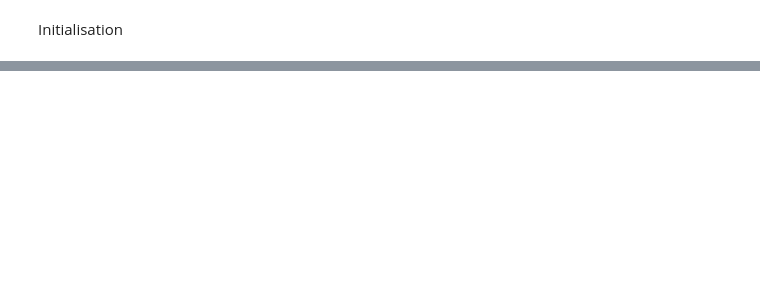
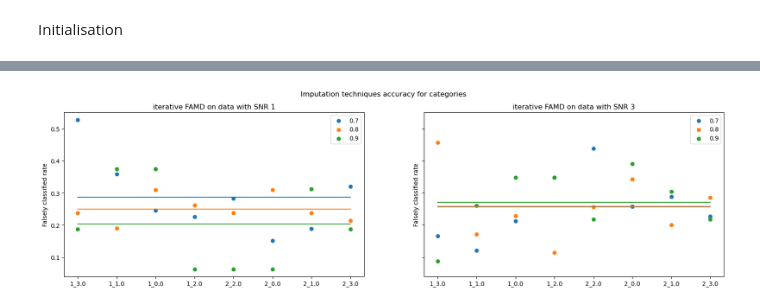
Before and after one commit to laufuentes/Projet-GL---Principal-Component-method-Missing-Values, a Jupyter notebook: lf_toy_prop.ipynb, the cells around one changed output, grey strips where cells are left out. Drawn from its saved outputs; the diff is of its cells as text; code cells hidden in the pictures; blank space fills up the shorter version.

```diff
--- a/lf_toy_prop.ipynb
+++ b/lf_toy_prop.ipynb
@@ -96,7 +97,9 @@ Initialisation
 # %%
 #Define number of iterations
 n_it = 1000
-n_components = 3
+n_components = 2
 
 # Inject missing values into the dataframe :
 proba_non_missing = [0.7, 0.8, 0.9]
+
+n_simulations = 20
@@ -184,0 +106,21 @@ rnmse_list_3_1_snr3
+# %%
+nrmse_1, nrmse_3 = [], []
+fc_rate_saved1, fc_rate_saved3 = [], []
+
+
+for n_sim in range(n_simulations):
+    df_1_1_snr1 = create_dataset(n, S, K, cat, cat_idx, nb_of_cat_per_var, 1)
+    fc_rate_1, nmrse_1, dc = compute_metrics(df_1_1_snr1, pd.Index(cat_idx).map(str), n_it, n_components, proba_non_missing)
+    fc_rate_saved1.append(fc_rate_1)
+    nrmse_1.append(nmrse_1)
+
+    # For SNR= 3
+    df_3_1_snr3 = create_dataset(n, S, K, cat, cat_idx, nb_of_cat_per_var, 3)
+    fc_rate_3, nmrse_3, _ = compute_metrics(df_3_1_snr3, pd.Index(cat_idx).map(str), n_it, n_components, proba_non_missing)
+    fc_rate_saved3.append(fc_rate_3)
+    nrmse_3.append(nmrse_3)
+
+
+# normalization over all iterations
+fc_rate_saved1, fc_rate_saved3= np.array(fc_rate_saved1).mean(axis=0), np.array(fc_rate_saved3).mean(axis=0)
+nrmse_1, nrmse_3 = np.array(nrmse_1).mean(axis=0), np.array(nrmse_3).mean(axis=0)
@@ -185,22 +145,26 @@ rnmse_list_3_1_snr3
 # %%
-fig, ax = plt.subplots(figsize=(20,5),ncols=4, sharey=True)
+fig, ax = plt.subplots(figsize=(20,5),ncols=2, sharey=True)
 fig.suptitle('Imputation techniques accuracy for categories')
 
-for i, vect in enumerate(mean_fc_rate_list_3_1_snr3):
-    ax[0].scatter(idx_j_3_1_snr1.to_numpy(), vect, label=proba_non_missing[i])
-    ax[0].plot(idx_j_3_1_snr1.to_numpy(),np.ones_like(idx_j_3_1_snr1.to_numpy())*vect.mean())
+k1 = dc[:len(dc) - np.array(nb_of_cat_per_var).sum()]
+k2 = dc[len(dc) - np.array(nb_of_cat_per_var).sum():]
+
+for i, vect1 in enumerate(fc_rate_1):
+    ax[0].scatter(k2.to_numpy(), vect1, label=proba_non_missing[i])
+    ax[0].plot(k2.to_numpy(),np.ones_like(k2.to_numpy())*vect1.mean())
     ax[0].set_ylabel("Falsely classified rate")
     ax[0].set_title("iterative FAMD on data with SNR 1")
     ax[0].legend()
 
-for i, vect in enumerate(rnmse_list_3_1_snr3):
-    ax[1].scatter(idx_j_3_1_snr3.to_numpy(), vect, label=proba_non_missing[i])
-    ax[1].plot(idx_j_3_1_snr3.to_numpy(),np.ones_like(idx_j_3_1_snr3.to_numpy())*vect.mean())
+    vect3 = fc_rate_3[i]
+    ax[1].scatter(k2.to_numpy(), vect3, label=proba_non_missing[i])
+    ax[1].plot(k2.to_numpy(),np.ones_like(k2.to_numpy())*vect3.mean())
     ax[1].set_ylabel("Falsely classified rate")
-    ax[1].set_title("iterative FAMD on data with SNR 1")
+    ax[1].set_title("iterative FAMD on data with SNR 3")
     ax[1].legend()
-
 
 
 #fig.savefig('images/PFC_categories.png')
 plt.show()
+# %% [output]
+[figure, added]
```
Also changed, not shown: parts of 14 cells of this notebook, 6 other files.
